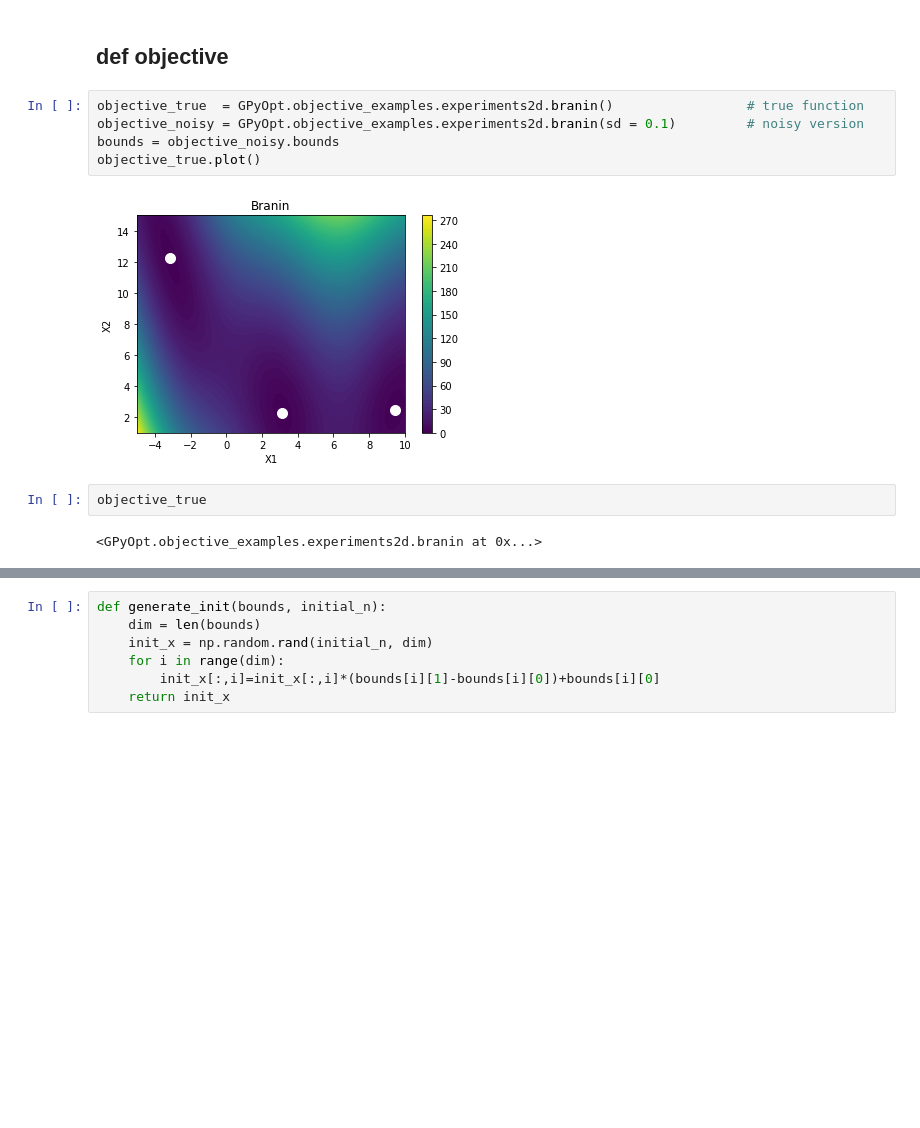
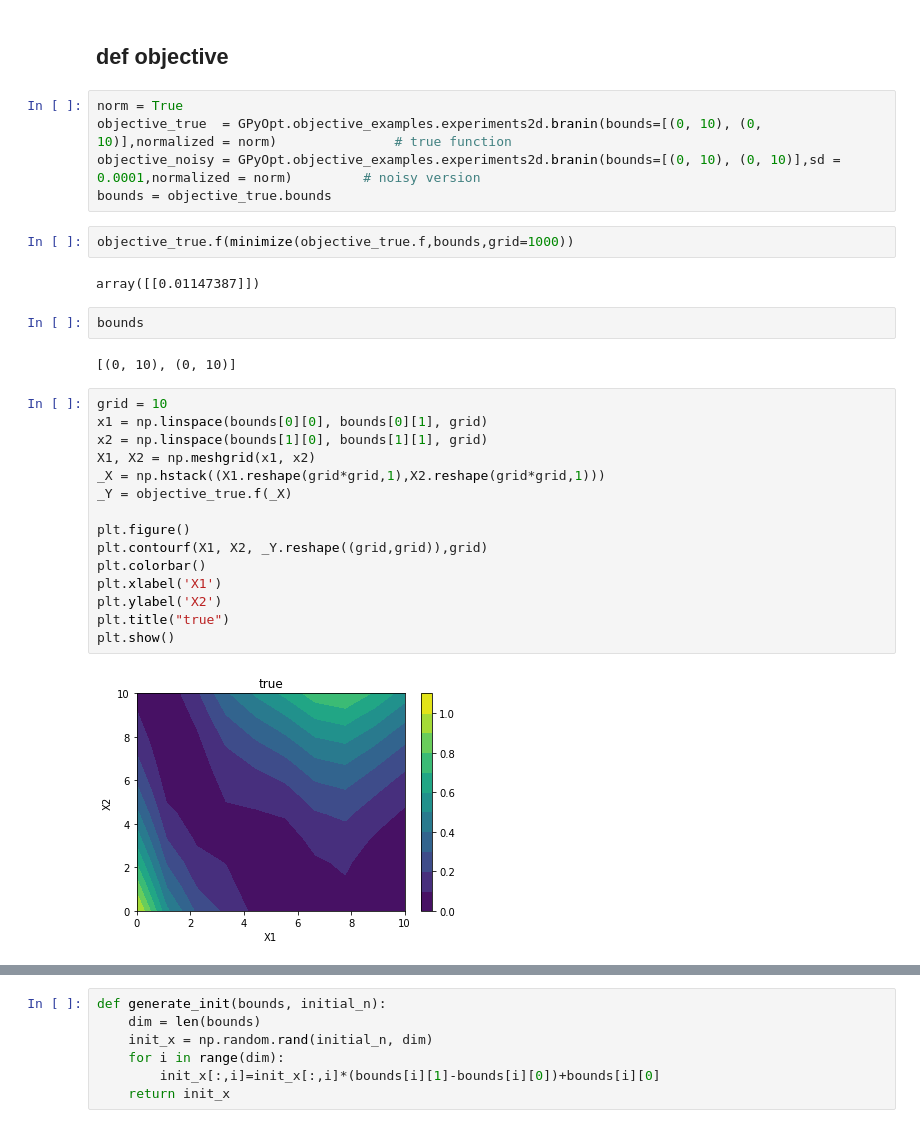
Before and after one commit to TakuTsuzuki/TimecostBO, a Jupyter notebook: Finite Budget(GPy).ipynb, the cells around one changed output, grey strips where cells are left out. Drawn from its saved outputs; the diff is of its cells as text; blank space fills up the shorter version.

```diff
--- a/Finite Budget(GPy).ipynb
+++ b/Finite Budget(GPy).ipynb
@@ -13,16 +11,35 @@ import matplotlib.pyplot as plt
 # %% [markdown]
 ## def objective
 # %%
-objective_true  = GPyOpt.objective_examples.experiments2d.branin()                 # true function
-objective_noisy = GPyOpt.objective_examples.experiments2d.branin(sd = 0.1)         # noisy version
-bounds = objective_noisy.bounds
-objective_true.plot()
+norm = True
+objective_true  = GPyOpt.objective_examples.experiments2d.branin(bounds=[(0, 10), (0, 10)],normalized = norm)               # true function
+objective_noisy = GPyOpt.objective_examples.experiments2d.branin(bounds=[(0, 10), (0, 10)],sd = 0.0001,normalized = norm)         # noisy version
+bounds = objective_true.bounds
-# %% [output]
-[figure, removed]
-# %%
-objective_true
-# %% [output]
-<GPyOpt.objective_examples.experiments2d.branin at 0x...>
+# %%
+objective_true.f(minimize(objective_true.f,bounds,grid=1000))
+# %% [output]
+array([[0.01147387]])
+# %%
+bounds
+# %% [output]
+[(0, 10), (0, 10)]
+# %%
+grid = 10
+x1 = np.linspace(bounds[0][0], bounds[0][1], grid)
+x2 = np.linspace(bounds[1][0], bounds[1][1], grid)
+X1, X2 = np.meshgrid(x1, x2)
+_X = np.hstack((X1.reshape(grid*grid,1),X2.reshape(grid*grid,1)))
+_Y = objective_true.f(_X)
+
+plt.figure()
+plt.contourf(X1, X2, _Y.reshape((grid,grid)),grid)
+plt.colorbar()
+plt.xlabel('X1')
+plt.ylabel('X2')
+plt.title("true")
+plt.show()
+# %% [output]
+[figure, added]
 # %%
 bounds
 # %% [output]
```
Also changed, not shown: parts of 32 cells of this notebook, 9 other files.
